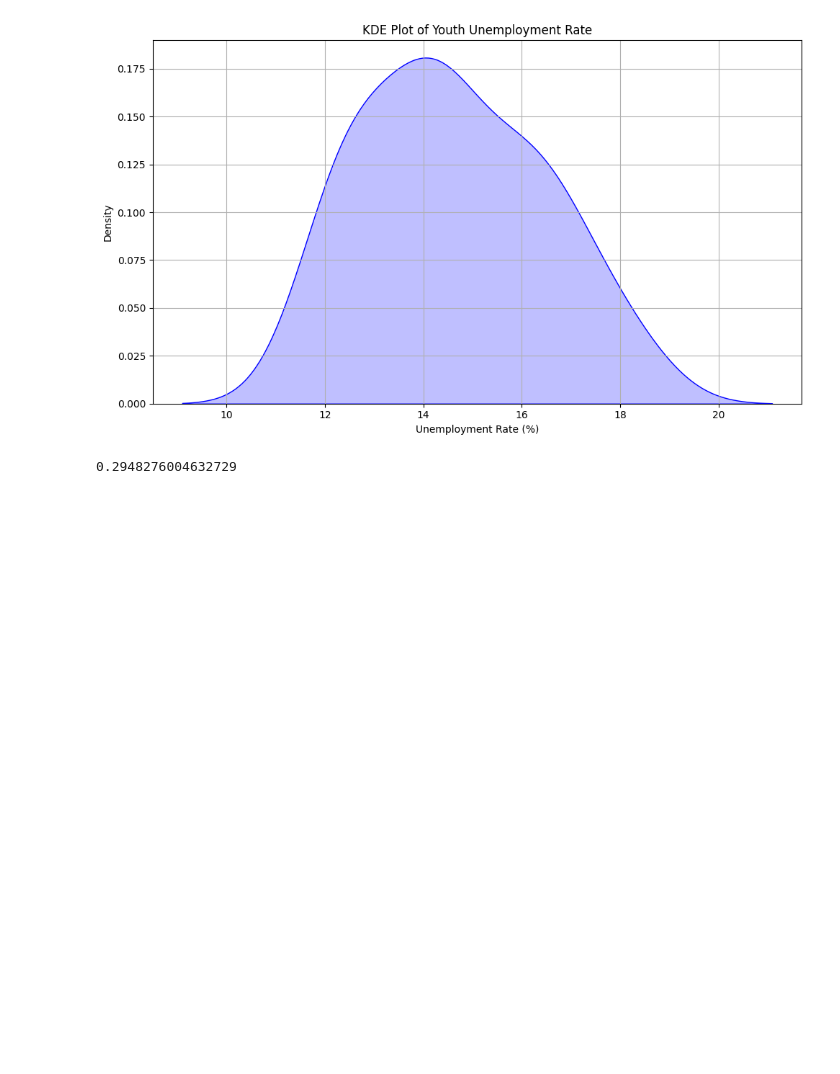
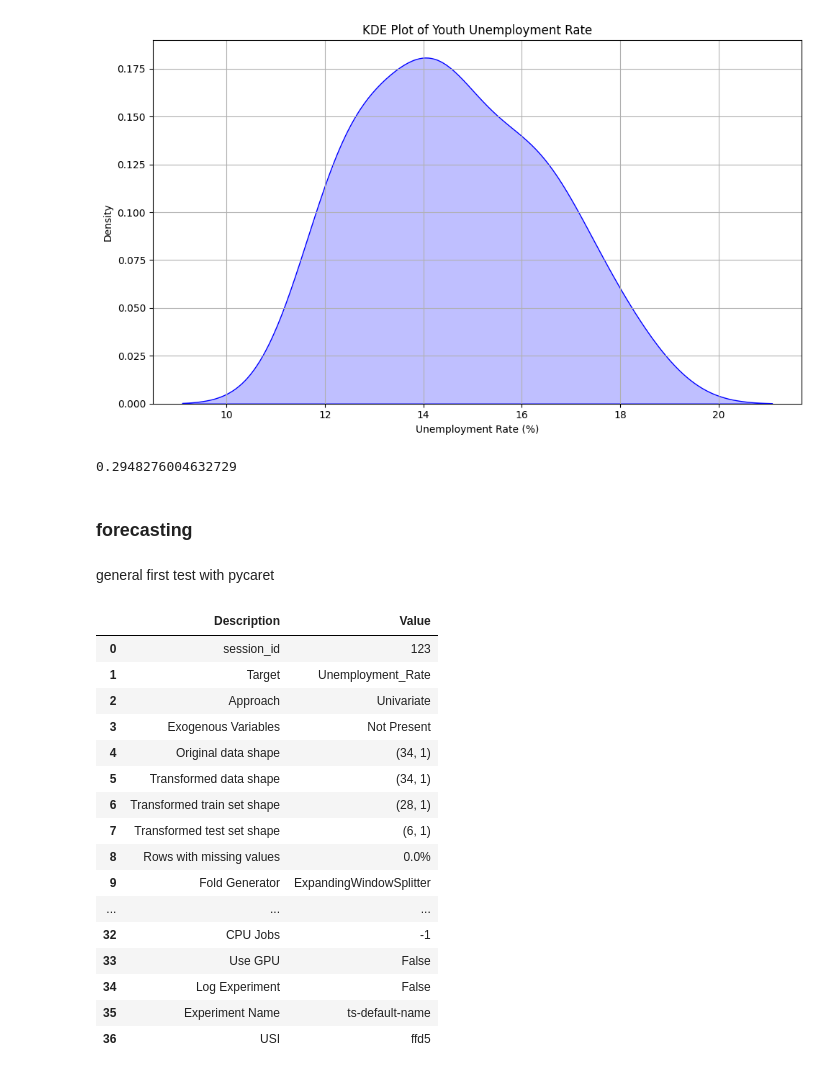
Before and after one commit to imajirzl/thesis-unemployment-rate, a Jupyter notebook: analysis/youth.ipynb, the cells around one changed output. Cells and saved outputs as stored; diff of their text form; code cells hidden in the pictures; blank space fills up the shorter version.

Commit message:
forecasting with pycaret for youth unemployment

```diff
--- a/analysis/youth.ipynb
+++ b/analysis/youth.ipynb
@@ -248,3 +250,13 @@ df['Unemployment_Rate'].skew()
 # 0.2948276004632729 -> slightly positively skewed
 # %% [output]
 0.2948276004632729
+# %% [markdown]
+### forecasting
+# %% [markdown]
+general first test with pycaret
+# %%
+df_forecast = df.copy()
+df_forecast.set_index('year_month', inplace=True)
+
+df_forecast.index = pd.to_datetime(df_forecast.index)
+df_forecast.index = pd.period_range(start=df_forecast.index[0], periods=len(df_forecast), freq='2Q')
@@ -250,0 +266,20 @@ df['Unemployment_Rate'].skew()
+# %%
+exp = setup(data=df_forecast, target='Unemployment_Rate', fh = 6, session_id = 123)
+# %% [output]
+|  | Description | Value |
+| 0 | session_id | 123 |
+| 1 | Target | Unemployment_Rate |
+| 2 | Approach | Univariate |
+| 3 | Exogenous Variables | Not Present |
+| 4 | Original data shape | (34, 1) |
+| 5 | Transformed data shape | (34, 1) |
+| 6 | Transformed train set shape | (28, 1) |
+| 7 | Transformed test set shape | (6, 1) |
+| 8 | Rows with missing values | 0.0% |
+| 9 | Fold Generator | ExpandingWindowSplitter |
+| ... | ... | ... |
+| 32 | CPU Jobs | -1 |
+| 33 | Use GPU | False |
+| 34 | Log Experiment | False |
+| 35 | Experiment Name | ts-default-name |
+| 36 | USI | ffd5 |
```
Also changed, not shown: parts of 4 cells of this notebook.
